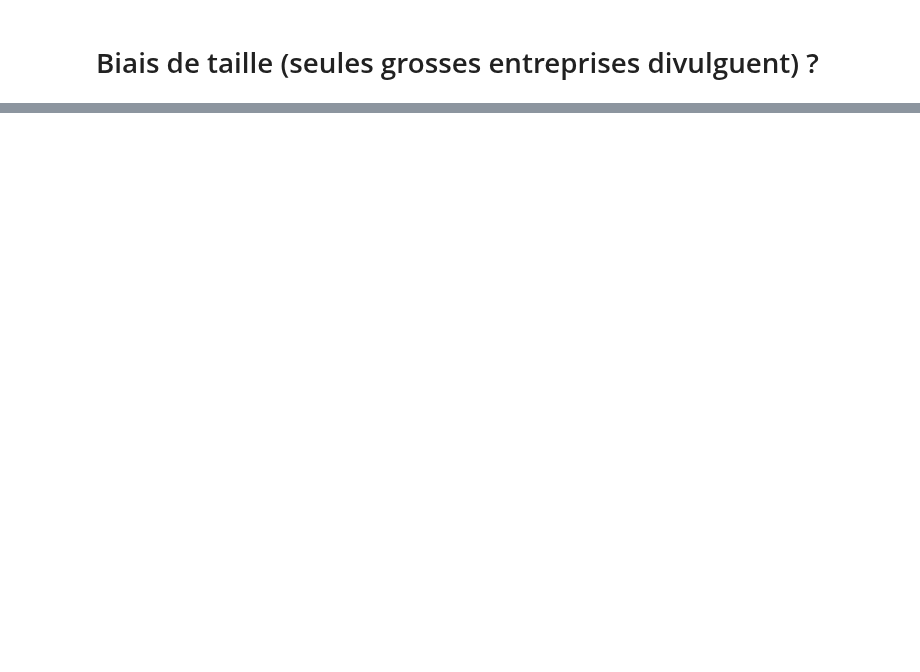
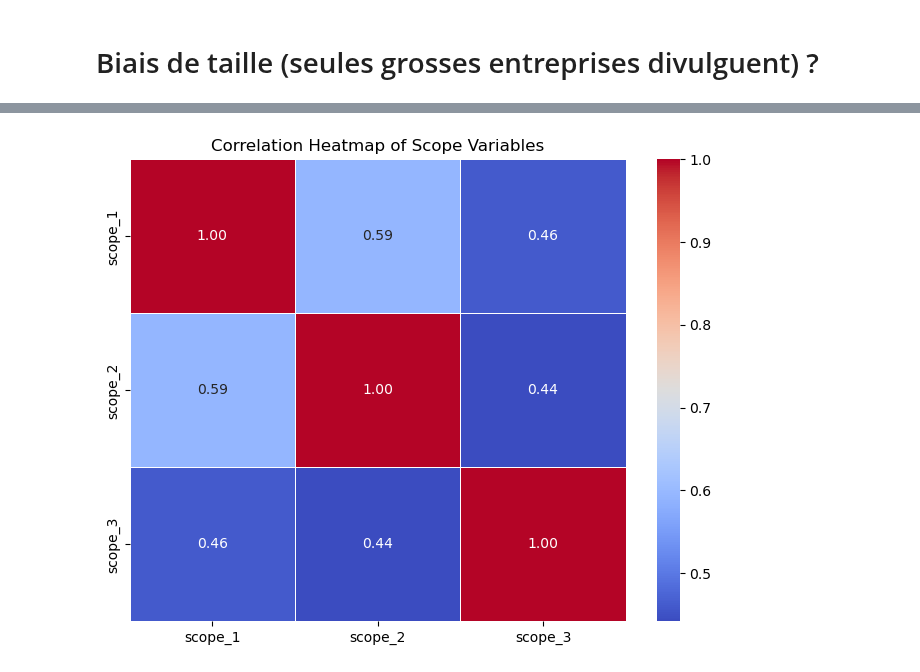
Before and after one commit to pierperri/StatApp, a Jupyter notebook: ACP.ipynb, the cells around one changed output, grey strips where cells are left out. Saved outputs shown, nothing was run; the diff lists cells and outputs as text; code cells hidden in the pictures; blank space fills up the shorter version.

```diff
--- a/ACP.ipynb
+++ b/ACP.ipynb
@@ -17,7 +17,7 @@ import numpy as np
 import math
 import openpyxl
 # %%
-file_imp_path = "data/database-imputed ESG.xlsx"
+file_imp_path = "data/ESG_raw_data_07_02.xlsx"
 file_sect = "data/secteurs.csv"
 corresp_secteurs = pd.read_csv(file_sect, sep=";")
 imp_data = pd.read_excel(file_imp_path)
@@ -59,0 +257,17 @@ Name: gender_pay_gap, Length: 200, dtype: float64
+# %%
+X = imp_data[['revenue', 'employees', 'market_cap', 'region','secteur']]
+X = pd.get_dummies(X, columns=['region','secteur'], drop_first=True)
+# Convert variables starting with "region" to integers
+region_columns = [col for col in X.columns if col.startswith('region') or col.startswith('secteur')]
+X[region_columns] = X[region_columns].astype(int)
+# Add constant to independent variables
+X = sm.add_constant(X)
+y = imp_data['missing']
+
+# Fit logisic regression model
+model = sm.OLS(y, X,missing ="drop").fit()
+
+# Print regression summary
+print(model.summary())
+
+# Gain très marginal de pouvoir predictif en ajoutant région et secteur
@@ -62,15 +294,71 @@ Name: gender_pay_gap, Length: 200, dtype: float64
 # %%
-# Variables disponibles
-# variables_disponibles = ["market_cap", "employees", "revenue", "scope_1", "scope_2", "scope_3",
-#                         "waste_production", "waste_recycling", "water_consumption",
-#                         "water_withdrawal", "energy_consumption", "hours_of_training",
-#                         "gender_pay_gap", "independent_board_members_percentage",
-#                         "legal_costs_paid_for_controversies", "ceo_compensation"]
-
-# Autres varia sociales :
+# varia sociales potentiellement reliées :
 # Hours of training per employee
 # ceo compensation
 
-# varia ecolo:
+# varia ecolo potentiellement reliées :
 # scope 1/2/3
+
+
+
+X = imp_data[['hours_of_training','ceo_compensation','scope_1','scope_2',
+              'scope_3','revenue', 'employees', 'market_cap','region','secteur']]
+
+"""
+log_columns = []
+for column in reg_columns:
+    # Check if column is numerical and not 'region' or 'secteur'
+    if np.issubdtype(imp_data[column].dtype, np.number) and column not in ['region', 'secteur']:
+        # Apply logarithmic transformation
+        imp_data[column] = np.log(imp_data[column])
+        # Add column name to log_columns list
+        log_columns.append(column)
+"""
+
+
+# Select relevant columns
+# X = imp_data[['region', 'secteur'] + reg_columns]
+
+X = pd.get_dummies(X, columns=['region','secteur'], drop_first=True)
+# Convert variables starting with "region" to integers
+region_columns = [col for col in X.columns if col.startswith('region') or col.startswith('secteur')]
+
+
+X[region_columns] = X[region_columns].astype(int)
+# Add constant to independent variables
+X = sm.add_constant(X)
+y = imp_data['missing']
+
+# Fit logisic regression model
+model = sm.OLS(y, X,missing ="drop").fit()
+
+# Print regression summary
+print(model.summary())
+
+# Scope 3 semble avoir un coefficient proche de la significativité pour expliquer (attention, les scope étant
+# potentiellement fortement correlés, peut etre que scope 1 ou 2 expliquent tout autant)
+
+# region_Asia / Pacific  0.2436 / secteur_Consumer Discretionary   0.1079  -> Très grand coef pour region/secteur
+# par rapport à avant, ca parait assez bizarre
+
+
+scope_columns = ['scope_1', 'scope_2', 'scope_3']
+
+# Calculate the correlation matrix
+correlation_matrix = imp_data[scope_columns].corr()
+
+# Print the correlation matrix
+print("Correlation Matrix:")
+print(correlation_matrix)
+
+import seaborn as sns
+import matplotlib.pyplot as plt
+
+# Plot the heatmap
+plt.figure(figsize=(8, 6))
+sns.heatmap(correlation_matrix, annot=True, cmap='coolwarm', fmt=".2f", linewidths=0.5)
+plt.title('Correlation Heatmap of Scope Variables')
+plt.show()
+
+# Correlation forte mais pas de 1 entre les 3 scopes !! Fouiller le scope 3
 # %% [output]
@@ -83,0 +382 @@ Name: gender_pay_gap, Length: 200, dtype: float64
+[figure, added]
```
Also changed, not shown: parts of 11 cells of this notebook.
